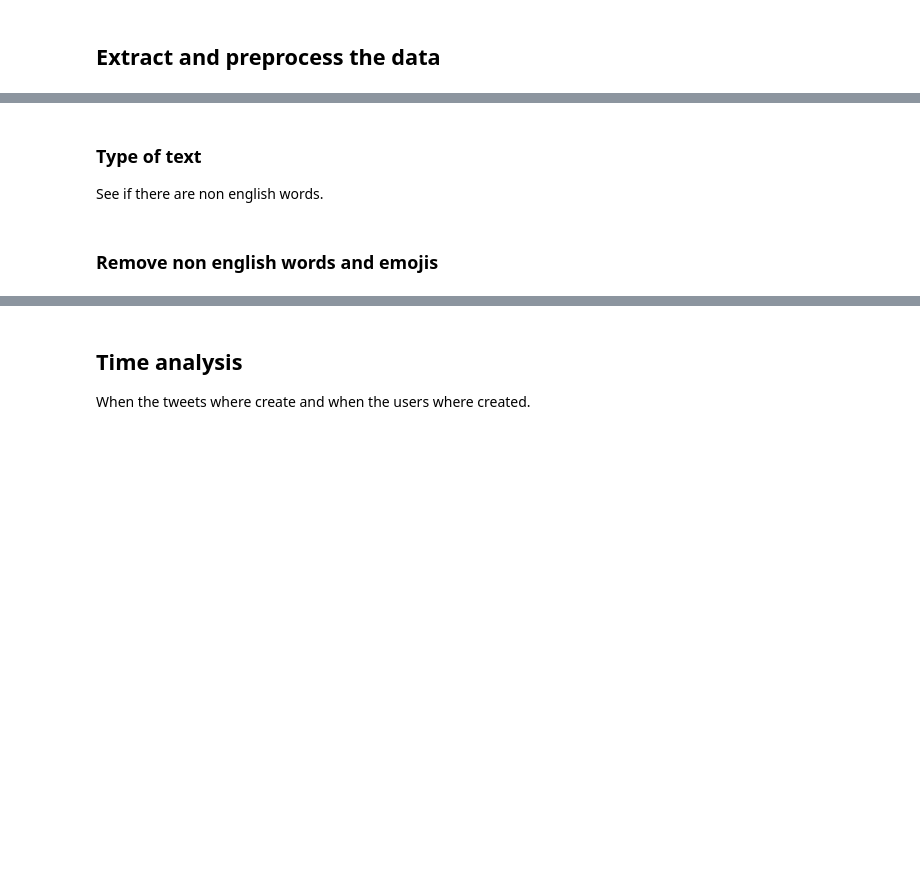
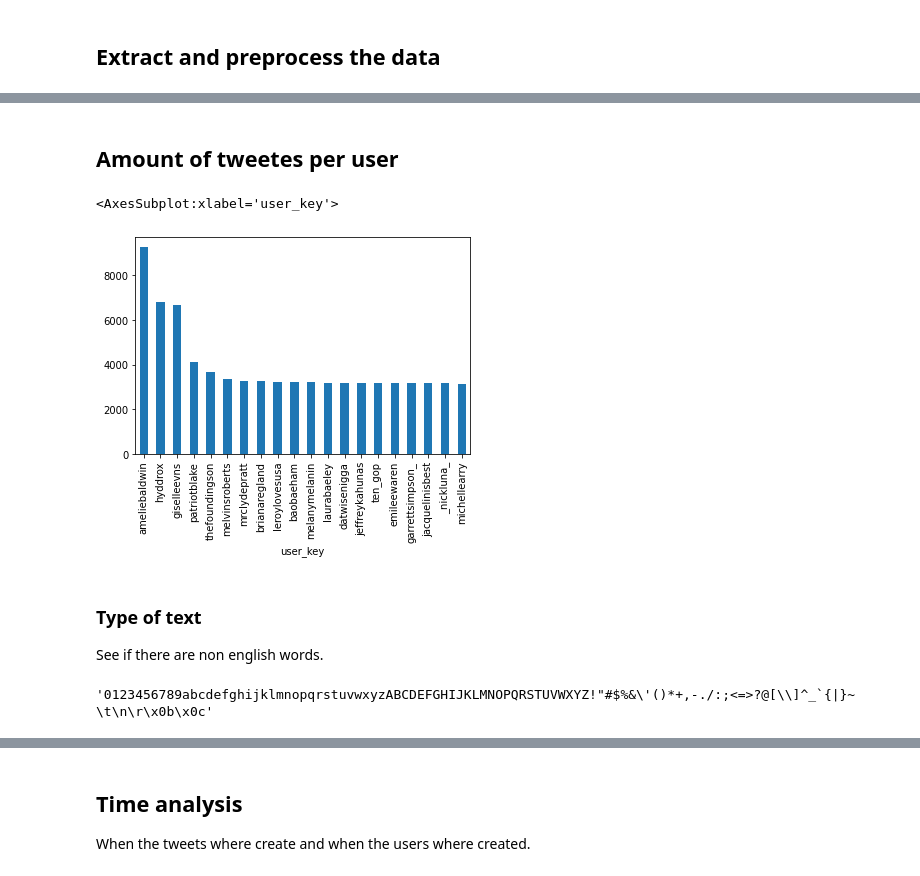
Before and after one commit to fawolfmann/fake_russian_tweets, a Jupyter notebook: EDA.ipynb, the cells around one changed output, grey strips where cells are left out. Cells and saved outputs as stored; diff of their text form; code cells hidden in the pictures; blank space fills up the shorter version.

```diff
--- a/EDA.ipynb
+++ b/EDA.ipynb
@@ -24,5 +46,11 @@ NameError: name 'df_tweets' is not defined
+# %% [markdown]
+## Amount of tweetes per user
+# %%
+df_most_tweets = df_tweets.groupby("user_key")["user_key"].count()
+df_most_tweets.nlargest(20).plot.bar()
+# %% [output]
+<AxesSubplot:xlabel='user_key'>
+[figure, added]
 # %% [markdown]
 ### Type of text
 See if there are non english words.
-# %% [markdown]
-### Remove non english words and emojis
@@ -28,0 +61,4 @@ See if there are non english words.
+# %%
+printable
+# %% [output]
+'0123456789abcdefghijklmnopqrstuvwxyzABCDEFGHIJKLMNOPQRSTUVWXYZ!"#$%&\'()*+,-./:;<=>?@[\\]^_`{|}~ \t\n\r\x0b\x0c'
```
Also changed, not shown: parts of 24 cells of this notebook.
